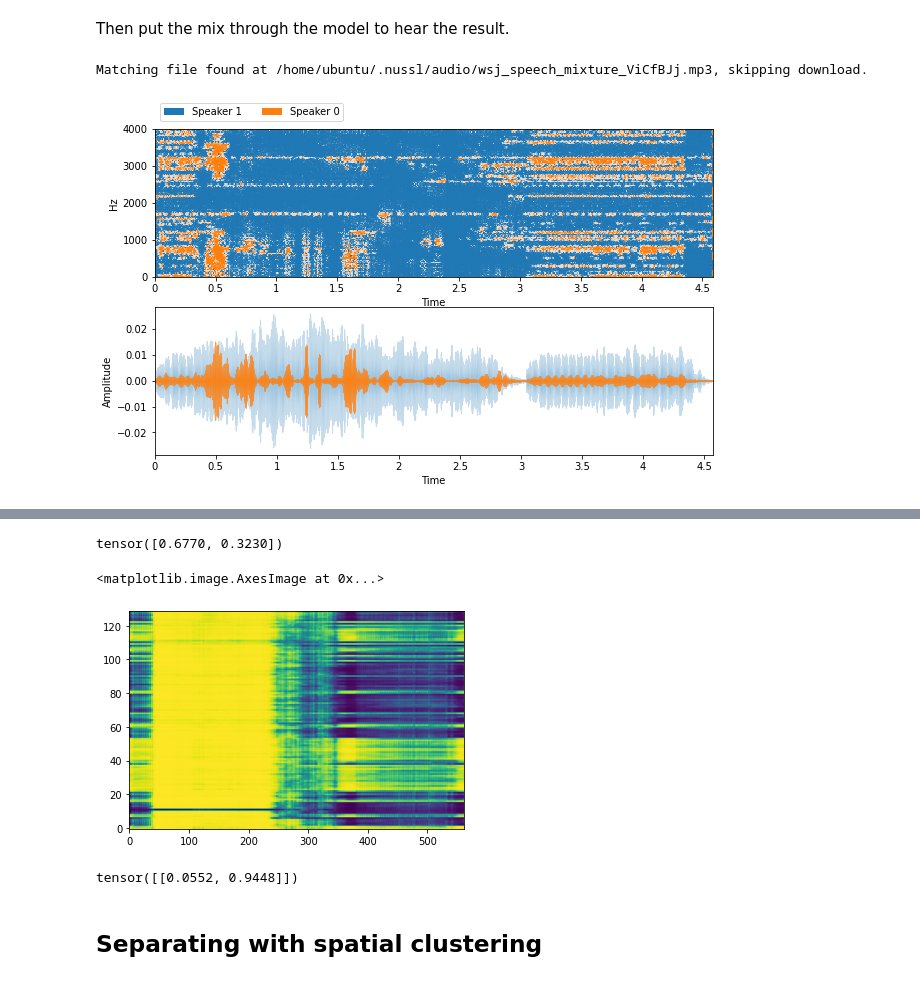
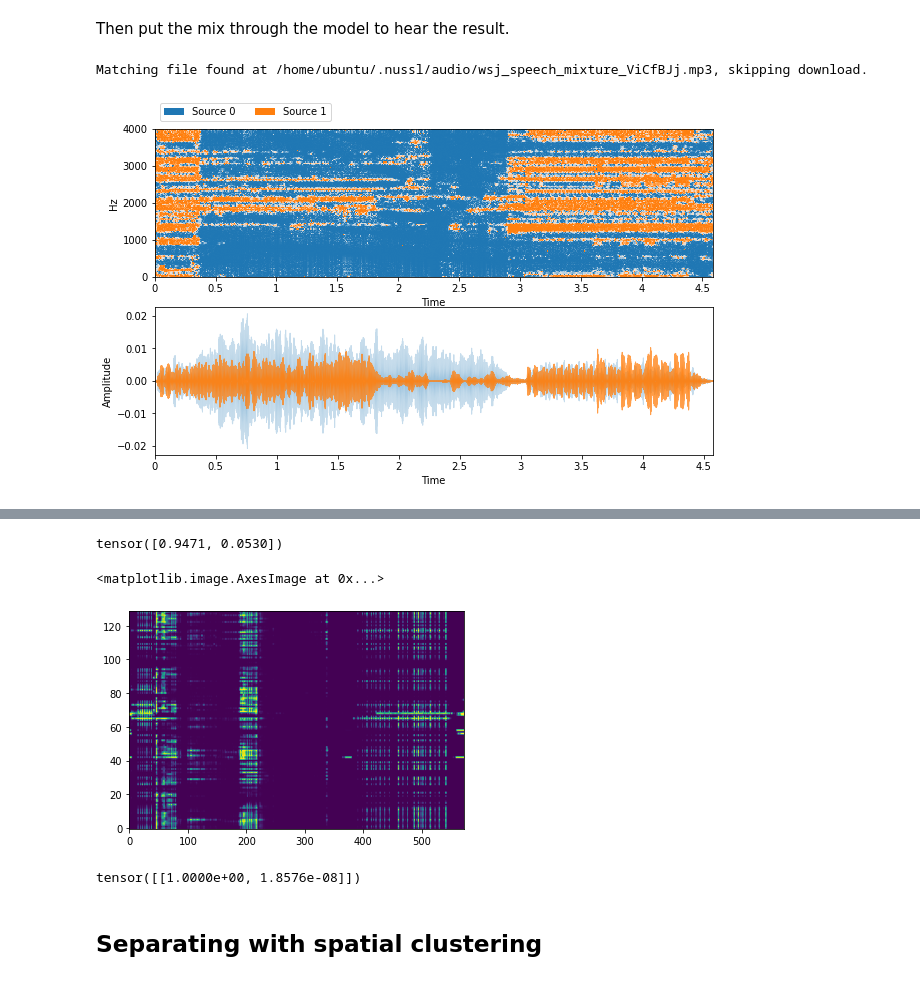
Before and after one commit to pseeth/otoworld, a Jupyter notebook: rl-audition/notebooks/evaluation.ipynb, the cells around one changed output, grey strips where cells are left out. Cells and saved outputs as stored; diff of their text form; code cells hidden in the pictures.

Commit message:
Fix source locations across episodes. Add validation episodes.

```diff
--- a/rl-audition/notebooks/evaluation.ipynb
+++ b/rl-audition/notebooks/evaluation.ipynb
@@ -11,7 +11,7 @@ warnings.filterwarnings("ignore")
 # %% [markdown]
 ### Listen to room (the state) at beginning of episode
 # %%
-room_sound_path = '../data/new_states/new3-1.wav'
+room_sound_path = '../data/new_states/new0-1.wav'
 room_sound = nussl.AudioSignal(room_sound_path)
 room_sound.embed_audio(display=False)
 # %% [output]
@@ -20,7 +20,8 @@ room_sound.embed_audio(display=False)
 Then select the right model (usually the latest episode).
 # %%
 # look in experimentx.py to get correct path
-model_path = '../models/test-exp-3-50eps/sp_ep49.pt'
+# model_path = '../models/test-exp-3-50eps/sp_ep49.pt'
+model_path = '../models/test-exp-5-50eps_test_simp_env_validation/sp_ep5.pt'
 # %% [markdown]
 Then put the mix through the model to hear the result.
 # %%
@@ -45,6 +46,10 @@ audio_files = [
     '../sounds/dry_recordings/dev/050/050a0501.wav',
     '../sounds/dry_recordings/dev/051/051a0502.wav'
 ]
+# audio_files = [
+#      '../sounds/phone/cellphone_ringing.wav',
+#      '../sounds/siren/siren.wav'
+#  ]
 signals = []
 gains = [1, 1]
 
@@ -60,34 +65,34 @@ separator = nussl.separation.deep.DeepAudioEstimation(
     room_sound, model_path=None)
 
 model_dict = torch.load(model_path)
 model = nussl.ml.SeparationModel(model_dict['config'])
 model.load_state_dict(model_dict['state_dict'])
 
 separator.model = model
 separator.metadata = {
     'sample_rate': model_dict['sample_rate'],
     'stft_params': audio_signal.stft_params,
     'num_channels': 1
 }
 separator.transform = nussl.datasets.transforms.Compose([
     nussl.datasets.transforms.GetAudio(),
     nussl.datasets.transforms.ToSeparationModel(),
 ])
 separator.device = 'cpu'
 
 estimates = separator()
 ibm = nussl.separation.benchmark.IdealBinaryMask(
     room_sound, estimates,
 )
 estimates = ibm()
 
 estimates = {
-    f'Speaker {i}': e for i, e in enumerate(estimates)
+    f'Source {i}': e for i, e in enumerate(estimates)
 }
 
 visualize_and_embed(estimates)
 # %% [output]
 Matching file found at /home/ubuntu/.nussl/audio/wsj_speech_mixture_ViCfBJj.mp3, skipping download.
-[figure, old version]
+[figure, new version]
 [interactive output not drawn]
 # %%
@@ -103,18 +108,18 @@ estimates['Speaker 1'].embed_audio()
 # %%
 separator.model_output['mask'].mean(dim=[0, 1, 2, 3])
 # %% [output]
-tensor([0.6770, 0.3230])
+tensor([0.9471, 0.0530])
 # %%
 # spectrogram is multiplied by the mask to separate sources
 plt.imshow(separator.model_output['mask'][0, ..., 0, 1].cpu().data.numpy().T,
            origin='lower', aspect='auto', vmin=0.0, vmax=1.0)
 # %% [output]
 <matplotlib.image.AxesImage at 0x...>
-[figure, old version]
+[figure, new version]
 # %%
 separator.model_output['mask'][0, 0, 0]
 # %% [output]
-tensor([[0.0552, 0.9448]])
+tensor([[1.0000e+00, 1.8576e-08]])
 # %% [markdown]
 ## Separating with spatial clustering
 # %%
```
Also changed, not shown: parts of 3 cells of this notebook, 8 other files.
